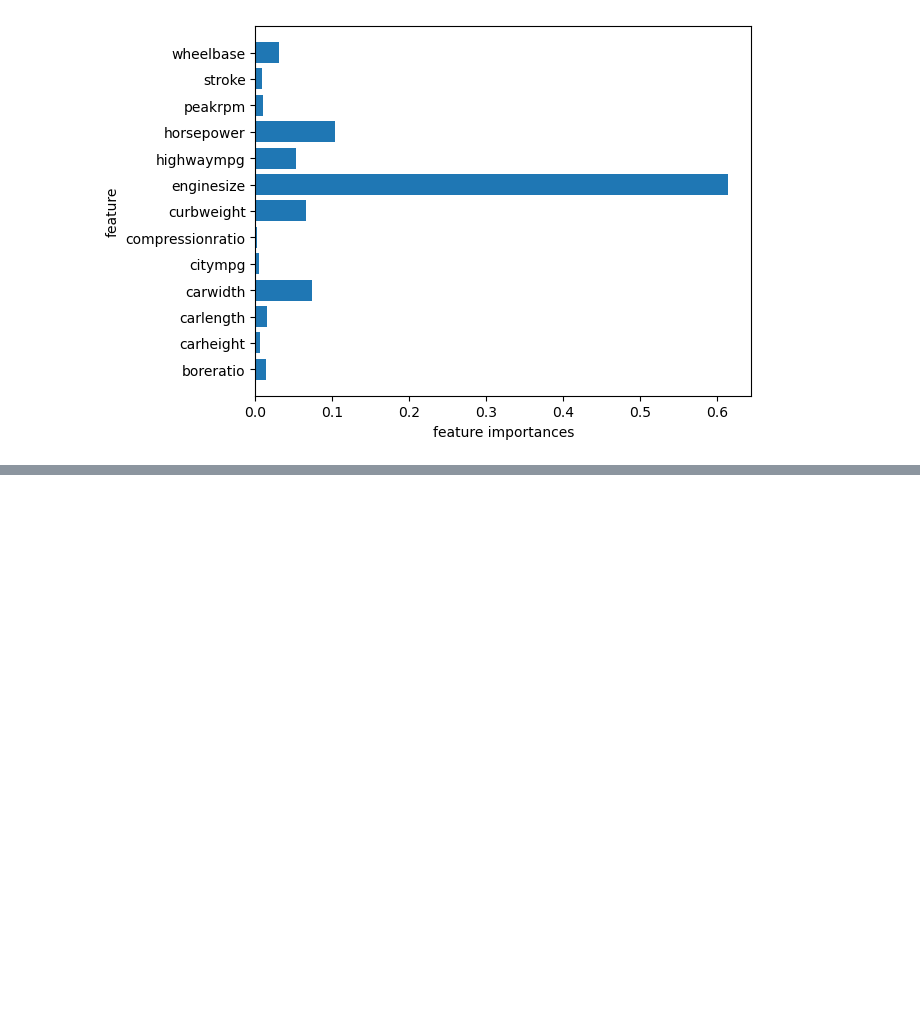
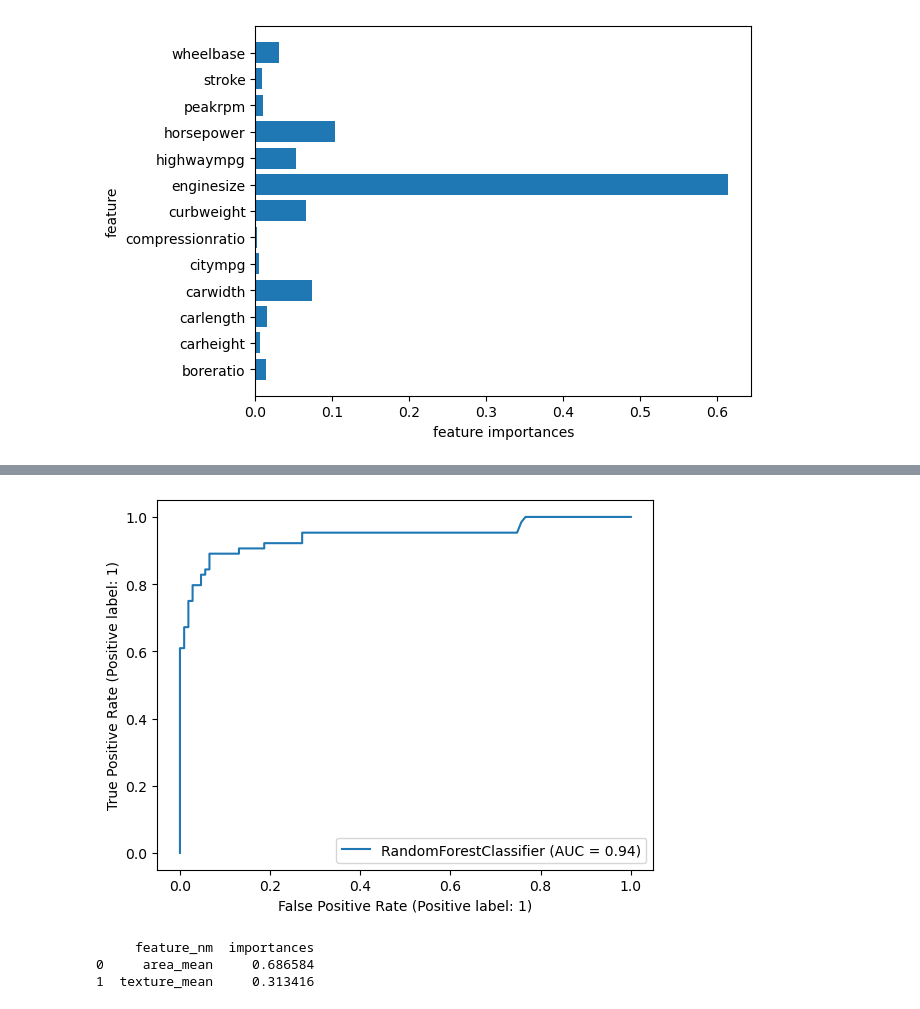
Before and after one commit to shbang-cmd/python_onebook, a Jupyter notebook: 파이썬한권으로끝내기_6장.ipynb, the cells around one changed output, grey strips where cells are left out. Cells and saved outputs as stored; diff of their text form; code cells hidden in the pictures; blank space fills up the shorter version.

```diff
--- a/파이썬한권으로끝내기_6장.ipynb
+++ b/파이썬한권으로끝내기_6장.ipynb
@@ -2370,3 +2370,18 @@ plt.ylim(-1, n_features)
 plt.show()
 # %% [output]
 [figure]
+# %%
+# 랜덤포레스트 : 배깅과 부스팅보다 더 많은 무작위성을 주어 약한 학습기드을 생성한 후 이를 헌형결합하여 최종학습기를 만듦
+# 이론적 설명이나 해석이 어렵지만 예측력이 높음
+
+import pandas as pd
+breast = pd.read_csv("https://raw.githubusercontent.com/ADPclass/ADP_book_ver01/main/data/breast-cancer.csv")
+
+import numpy as np
+from sklearn.model_selection import train_test_split
+breast['diagnosis'] = np.where(breast['diagnosis'] == 'M', 1, 0)
+features = ['area_mean', 'texture_mean']
+X = breast[features]
+y = breast['diagnosis']
+x_train, x_test, y_train, y_test = train_test_split(X, y, test_size=.3, stratify= y , random_state=1)
+print(x_train.shape, x_test.shape, y_train.shape, y_test.shape)
@@ -2372,0 +2390,6 @@ plt.show()
+# %%
+# RandomForestClassifier 모델생성, 학습, 예측, 정확도 확인
+from sklearn.ensemble import RandomForestClassifier
+clf = RandomForestClassifier(n_estimators=100, min_samples_split=5)  # n_estimators : 나무의 수
+pred = clf.fit(x_train, y_train).predict(x_test)
+print("정확도 : ", clf.score(x_test, y_test))
@@ -2372,0 +2429,21 @@ plt.show()
+# %%
+# ROC, AUC
+import matplotlib.pyplot as plt
+# from sklearn.metrics import plot_roc_curve, roc_auc_score  # 최신버전에서 아래와 같이 바뀌었음
+from sklearn.metrics import RocCurveDisplay, roc_auc_score
+#plot_roc_curve(clf, X_test, y_test)                         # 최신버전에서 아래와 같이 바뀌었음
+RocCurveDisplay.from_estimator(clf, x_test, y_test)
+plt.show()
+# %% [output]
+[figure, added]
+# %%
+# 중요한 변수가 무엇이었는지 확인
+importances = clf.feature_importances_
+column_nm = pd.DataFrame(['area_mean', 'texture_mean'])
+feature_importances = pd.concat([column_nm, pd.DataFrame(importances)], axis=1)
+feature_importances.columns = ['feature_nm', 'importances']
+print(feature_importances)
+# %% [output]
+     feature_nm  importances
+0     area_mean     0.686584
+1  texture_mean     0.313416
```
Also changed, not shown: parts of 40 cells of this notebook.
